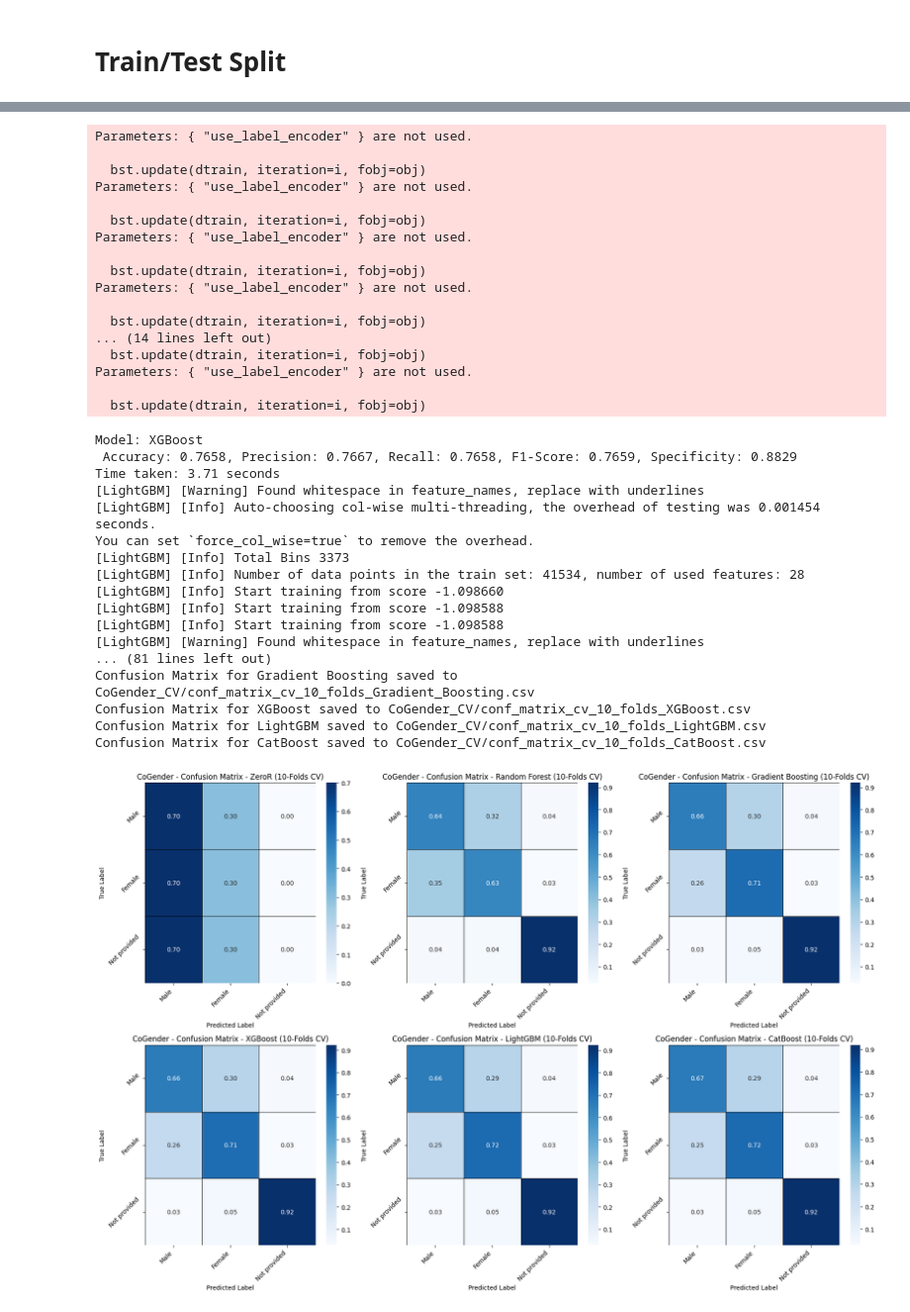
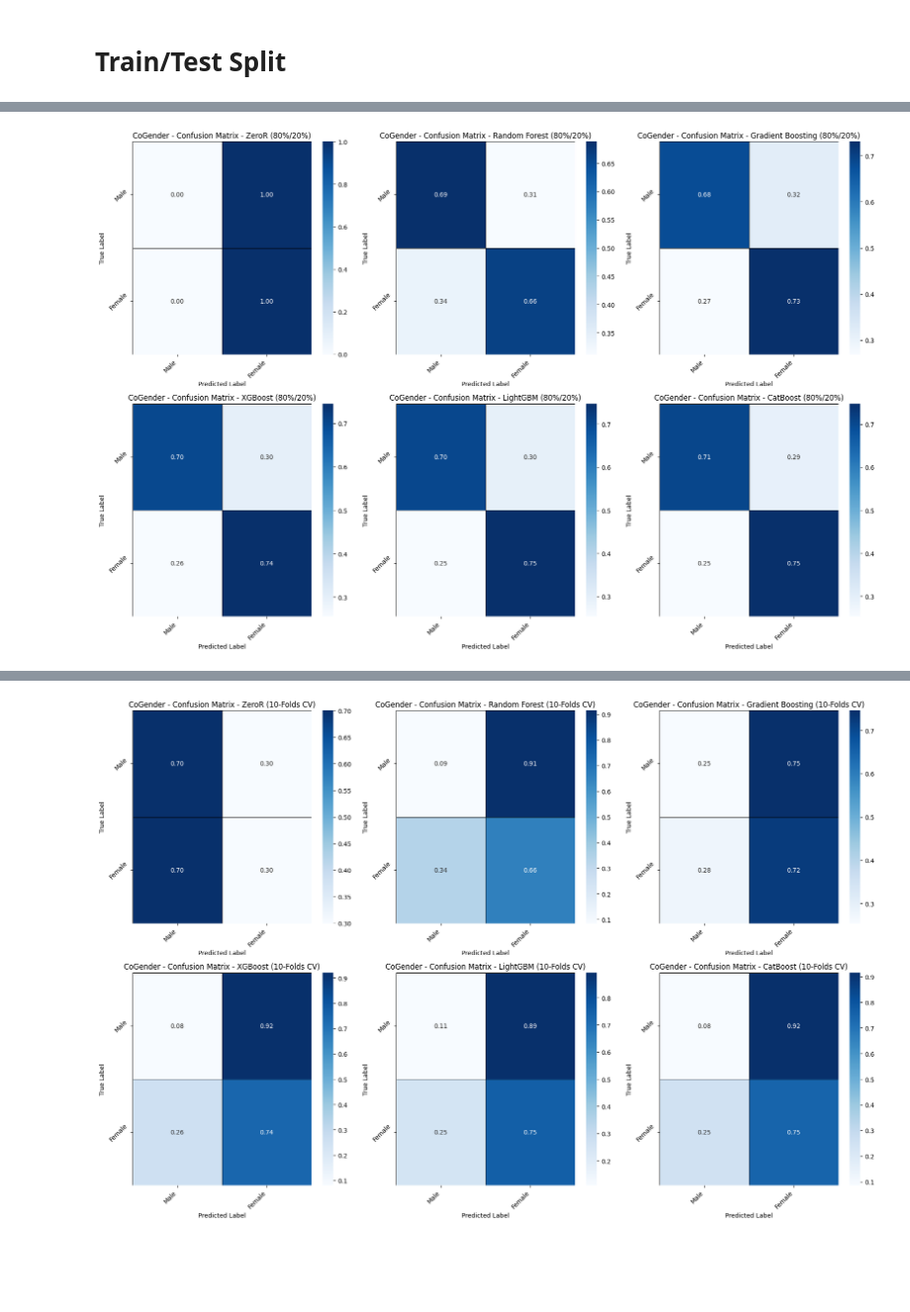
Before and after one commit to MatinMarjani/CIS890, a Jupyter notebook: Classification/Classification.ipynb, the cells around one changed output, grey strips where cells are left out. Shown at 99% size. Saved outputs shown, nothing was run; the diff lists cells and outputs as text; code cells hidden in the pictures; blank space fills up the shorter version.

Commit message:
Update Classification.ipynb
removed not provided from samples of each target.

```diff
--- a/Classification/Classification.ipynb
+++ b/Classification/Classification.ipynb
@@ -30,37 +30,42 @@ warnings.filterwarnings("ignore")
 # DataFrame Sampling Save
 # %%
 df = pd.read_csv('../Data/Cleaned_data_Inflation_Adjusted_.csv')
+df = df[df['BoGender'] != 3]
 min_count = df['BoGender'].value_counts().min()
 df = df.groupby('BoGender').sample(n=min_count, random_state=42)
 df = df.reset_index(drop=True)
 df.to_csv("Samples/BoGender.csv", index=False)
+print("BoGender : ", df['BoGender'].unique())
 
 print("Saved Samples/BoGender.csv")
 
 df = pd.read_csv('../Data/Cleaned_data_Inflation_Adjusted_.csv')
-df = df[df['BoRace'] != 4]
+df = df[~df['BoRace'].isin([4, 7, 8])]
 min_count = df['BoRace'].value_counts().min()
 df = df.groupby('BoRace').sample(n=min_count, random_state=42)
 df = df.reset_index(drop=True)
 df.to_csv("Samples/BoRace.csv", index=False)
+print("BoRace : ", df['BoRace'].unique())
 
 print("Saved Samples/BoRace.csv")
 
 df = pd.read_csv('../Data/Cleaned_data_Inflation_Adjusted_.csv')
-df = df[~df['CoGender'].isin([4])]
+df = df[~df['CoGender'].isin([3, 4])]
 min_count = df['CoGender'].value_counts().min()
 df = df.groupby('CoGender').sample(n=min_count, random_state=42)
 df = df.reset_index(drop=True)
 df.to_csv("Samples/CoGender.csv", index=False)
+print("CoGender : ", df['CoGender'].unique())
 
 print("Saved Samples/CoGender.csv")
 
 df = pd.read_csv('../Data/Cleaned_data_Inflation_Adjusted_.csv')
-df = df[~df['CoRace'].isin([4, 8])]
+df = df[~df['CoRace'].isin([4, 7, 8])]
 min_count = df['CoRace'].value_counts().min()
 df = df.groupby('CoRace').sample(n=min_count, random_state=42)
 df = df.reset_index(drop=True)
 df.to_csv("Samples/CoRace.csv", index=False)
+print("CoRace : ", df['CoRace'].unique())
 
 print("Saved Samples/CoRace.csv")
 # %% [output]
@@ -459,7 +382,8 @@ Confusion Matrix for CatBoost saved to BoRace_CV/conf_matrix_cv_10_folds_CatBoos
 df = pd.read_csv("Samples/CoGender.csv")
 X = df.drop(columns=["BoGender", "CoGender"])
 y = df["CoGender"]
-labels = ["Male", "Female", "Not provided"]
+labels = ["Male", "Female"]
+
 
 evaluate_models_on_split(df, "CoGender", models, labels, X, y)
 evaluate_models_on_CV(df, "CoGender", models, labels, X, y)
@@ -479,0 +408 @@ Time taken: 27.82 seconds
+[figure, new version]
@@ -512,38 +426,4 @@ Time taken: 330.27 seconds
-Parameters: { "use_label_encoder" } are not used.
-
-  bst.update(dtrain, iteration=i, fobj=obj)
-Parameters: { "use_label_encoder" } are not used.
-
-  bst.update(dtrain, iteration=i, fobj=obj)
-Parameters: { "use_label_encoder" } are not used.
-
-  bst.update(dtrain, iteration=i, fobj=obj)
-Parameters: { "use_label_encoder" } are not used.
-
-  bst.update(dtrain, iteration=i, fobj=obj)
-... (14 lines left out)
-  bst.update(dtrain, iteration=i, fobj=obj)
-Parameters: { "use_label_encoder" } are not used.
-
-  bst.update(dtrain, iteration=i, fobj=obj)
-Model: XGBoost
- Accuracy: 0.7658, Precision: 0.7667, Recall: 0.7658, F1-Score: 0.7659, Specificity: 0.8829
-Time taken: 3.71 seconds
-[LightGBM] [Warning] Found whitespace in feature_names, replace with underlines
-[LightGBM] [Info] Auto-choosing col-wise multi-threading, the overhead of testing was 0.001454 seconds.
-You can set `force_col_wise=true` to remove the overhead.
-[LightGBM] [Info] Total Bins 3373
-[LightGBM] [Info] Number of data points in the train set: 41534, number of used features: 28
-[LightGBM] [Info] Start training from score -1.098660
-[LightGBM] [Info] Start training from score -1.098588
-[LightGBM] [Info] Start training from score -1.098588
-[LightGBM] [Warning] Found whitespace in feature_names, replace with underlines
-... (81 lines left out)
-Confusion Matrix for Gradient Boosting saved to CoGender_CV/conf_matrix_cv_10_folds_Gradient_Boosting.csv
-Confusion Matrix for XGBoost saved to CoGender_CV/conf_matrix_cv_10_folds_XGBoost.csv
-Confusion Matrix for LightGBM saved to CoGender_CV/conf_matrix_cv_10_folds_LightGBM.csv
-Confusion Matrix for CatBoost saved to CoGender_CV/conf_matrix_cv_10_folds_CatBoost.csv
-[figure, old version]
+[figure, new version]
 # %%
 df = pd.read_csv("Samples/CoRace.csv")
 X = df.drop(columns=["BoRace", "CoRace"])
```
Also changed, not shown: parts of 7 cells of this notebook.
